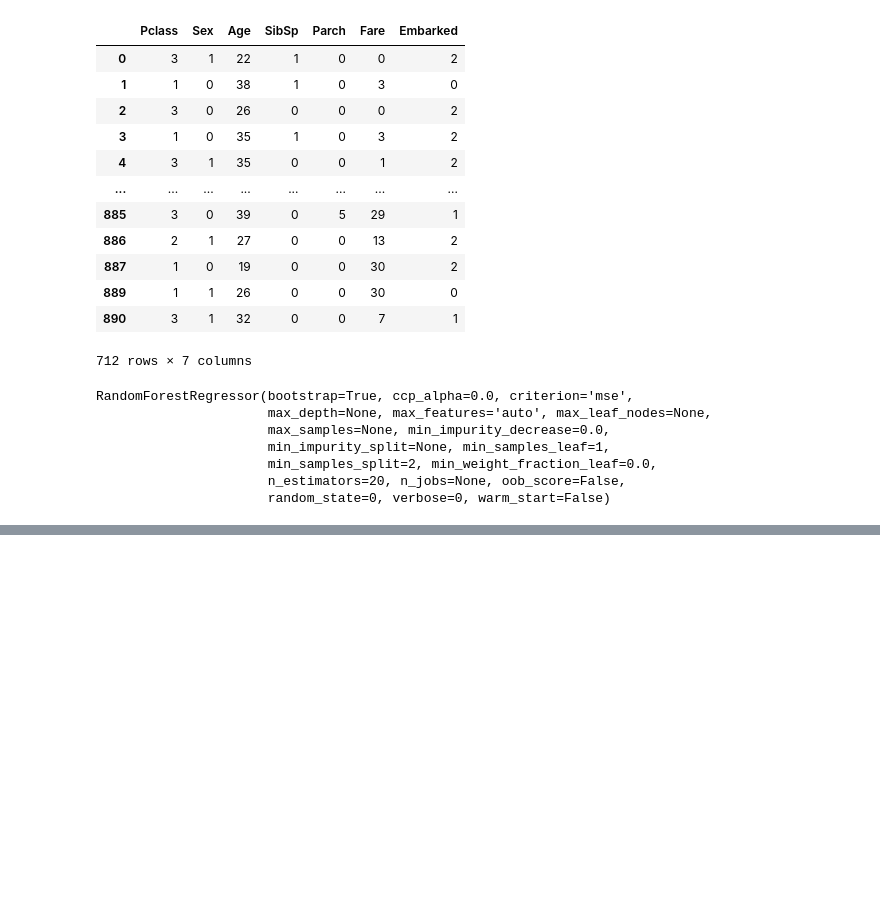
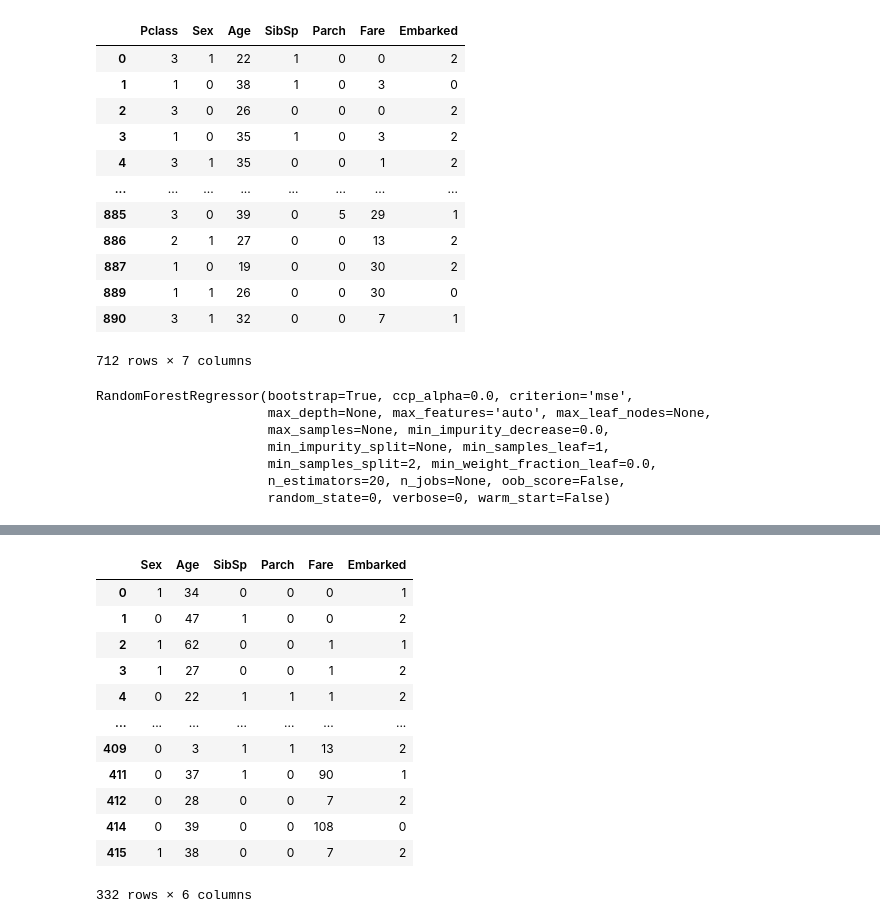
Before and after one commit to Richofedhias/Data_Survive_Titanic, a Jupyter notebook: Data_Survive_Titanic.ipynb, the cells around one changed output, grey strips where cells are left out. Saved outputs shown, nothing was run; the diff lists cells and outputs as text; code cells hidden in the pictures; blank space fills up the shorter version.

```diff
--- a/Data_Survive_Titanic.ipynb
+++ b/Data_Survive_Titanic.ipynb
@@ -263,0 +405,10 @@ pickle.dump(asd, open(filename, 'wb'))
+# %%
+for i in range(len(arr_fare)):
+  if arr_fare[i] < 8 :
+    arr_fare[i] = 0
+  elif arr_fare[i] < 16 :
+    arr_fare[i] = 1
+  elif arr_fare[i] < 33 :
+    arr_fare[i] = 2
+  else:
+    arr_fare[i] = 3
@@ -263,0 +438,3 @@ pickle.dump(asd, open(filename, 'wb'))
+# %%
+for i in range(len(arr_fare)):
+  dtrain["Fare"][i] = arr_fare[i]
@@ -263,0 +454,3 @@ pickle.dump(asd, open(filename, 'wb'))
+# %%
+dtrain['Fare'] = dtrain["Fare"].astype(np.int64)
+# Convert to integer
@@ -263,0 +466,20 @@ pickle.dump(asd, open(filename, 'wb'))
+# %%
+X = dtrain.iloc[:,1:]
+Y = dtrain.iloc[:,0]
+# Split survived sama Kolom kanan Semua
+# %%
+X
+# %% [output]
+|  | Sex | Age | SibSp | Parch | Fare | Embarked |
+| 0 | 1 | 34 | 0 | 0 | 0 | 1 |
+| 1 | 0 | 47 | 1 | 0 | 0 | 2 |
+| 2 | 1 | 62 | 0 | 0 | 1 | 1 |
+| 3 | 1 | 27 | 0 | 0 | 1 | 2 |
+| 4 | 0 | 22 | 1 | 1 | 1 | 2 |
+| ... | ... | ... | ... | ... | ... | ... |
+| 409 | 0 | 3 | 1 | 1 | 13 | 2 |
+| 411 | 0 | 37 | 1 | 0 | 90 | 1 |
+| 412 | 0 | 28 | 0 | 0 | 7 | 2 |
+| 414 | 0 | 39 | 0 | 0 | 108 | 0 |
+| 415 | 1 | 38 | 0 | 0 | 7 | 2 |
+332 rows × 6 columns
```
Also changed, not shown: parts of 32 cells of this notebook.
